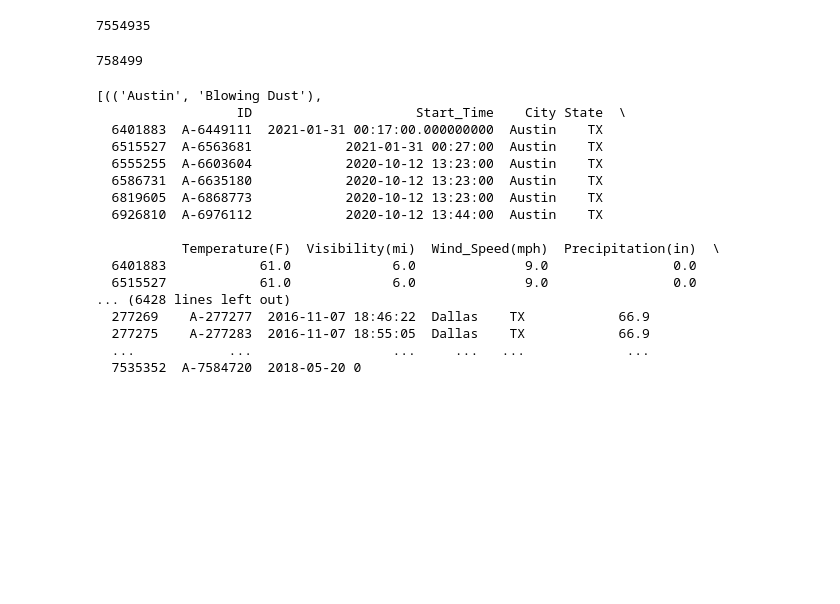
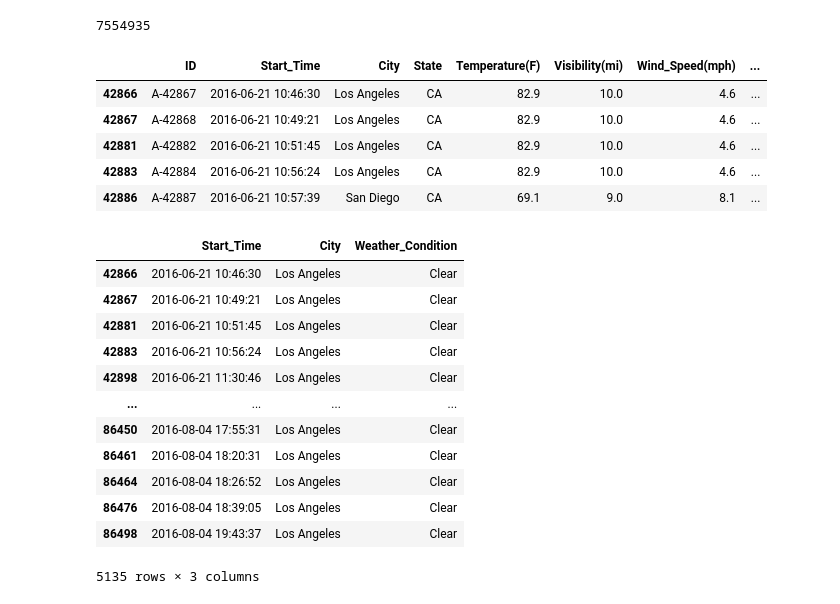
Before and after one commit to nicholasrouse/erdos2023, a Jupyter notebook: car_crashes.ipynb, the cells around one changed output. Drawn from its saved outputs; the diff is of its cells as text; code cells hidden in the pictures; blank space fills up the shorter version.

```diff
--- a/car_crashes.ipynb
+++ b/car_crashes.ipynb
@@ -58,36 +53,26 @@ doc_head = doc.head(10000).copy()
-# %%
-doc.drop(doc[
-    (doc["City"] != "New York") &
-    (doc["City"] != "Los Angeles") &
-    (doc["City"] != "Chicago") &
-    (doc["City"] != "Houston") &
-    (doc["City"] != "Philadelphia") &
-    (doc["City"] != "San Antonio") &
-    (doc["City"] != "San Diego") &
-    (doc["City"] != "Dallas") &
-    (doc["City"] != "Austin") &
-    (doc["City"] != "Jacksonville")
-].index, inplace=True)
-len(doc)
-# %% [output]
-758499
-# %%
-list(doc.groupby(["City", "Weather_Condition"]))
-# %% [output]
-[(('Austin', 'Blowing Dust'),
-                  ID                     Start_Time    City State  \
-  6401883  A-6449111  2021-01-31 00:17:00.000000000  Austin    TX
-  6515527  A-6563681            2021-01-31 00:27:00  Austin    TX
-  6555255  A-6603604            2020-10-12 13:23:00  Austin    TX
-  6586731  A-6635180            2020-10-12 13:23:00  Austin    TX
-  6819605  A-6868773            2020-10-12 13:23:00  Austin    TX
-  6926810  A-6976112            2020-10-12 13:44:00  Austin    TX
-
-           Temperature(F)  Visibility(mi)  Wind_Speed(mph)  Precipitation(in)  \
-  6401883            61.0             6.0              9.0                0.0
-  6515527            61.0             6.0              9.0                0.0
-... (6428 lines left out)
-  277269    A-277277  2016-11-07 18:46:22  Dallas    TX            66.9
-  277275    A-277283  2016-11-07 18:55:05  Dallas    TX            66.9
-  ...            ...                  ...     ...   ...             ...
-  7535352  A-7584720  2018-05-20 0
+# %%
+doc = doc[doc["City"].isin(cities)]
+doc.head()
+# %% [output]
+|  | ID | Start_Time | City | State | Temperature(F) | Visibility(mi) | Wind_Speed(mph) | ... |
+| 42866 | A-42867 | 2016-06-21 10:46:30 | Los Angeles | CA | 82.9 | 10.0 | 4.6 | ... |
+| 42867 | A-42868 | 2016-06-21 10:49:21 | Los Angeles | CA | 82.9 | 10.0 | 4.6 | ... |
+| 42881 | A-42882 | 2016-06-21 10:51:45 | Los Angeles | CA | 82.9 | 10.0 | 4.6 | ... |
+| 42883 | A-42884 | 2016-06-21 10:56:24 | Los Angeles | CA | 82.9 | 10.0 | 4.6 | ... |
+| 42886 | A-42887 | 2016-06-21 10:57:39 | San Diego | CA | 69.1 | 9.0 | 8.1 | ... |
+# %%
+DataFrame(doc_head.groupby(["City", "Weather_Condition"])).iloc[0, 1]
+# %% [output]
+|  | Start_Time | City | Weather_Condition |
+| 42866 | 2016-06-21 10:46:30 | Los Angeles | Clear |
+| 42867 | 2016-06-21 10:49:21 | Los Angeles | Clear |
+| 42881 | 2016-06-21 10:51:45 | Los Angeles | Clear |
+| 42883 | 2016-06-21 10:56:24 | Los Angeles | Clear |
+| 42898 | 2016-06-21 11:30:46 | Los Angeles | Clear |
+| ... | ... | ... | ... |
+| 86450 | 2016-08-04 17:55:31 | Los Angeles | Clear |
+| 86461 | 2016-08-04 18:20:31 | Los Angeles | Clear |
+| 86464 | 2016-08-04 18:26:52 | Los Angeles | Clear |
+| 86476 | 2016-08-04 18:39:05 | Los Angeles | Clear |
+| 86498 | 2016-08-04 19:43:37 | Los Angeles | Clear |
+5135 rows × 3 columns
```
Also changed, not shown: parts of 6 cells of this notebook, 1 other file.
